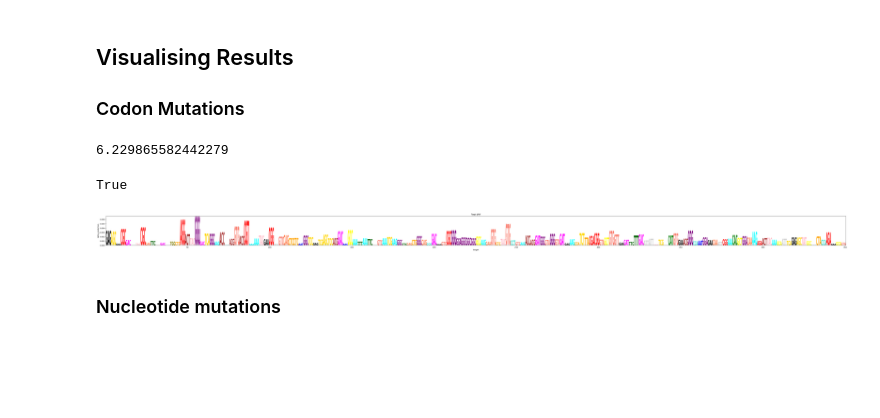
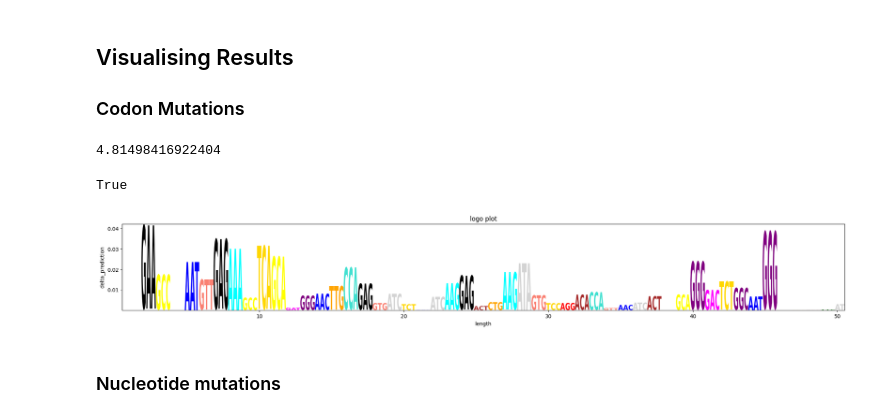
Before and after one commit to toby-clark4/CaLM, a Jupyter notebook: ISM_CaLM.ipynb, the cells around one changed output. Drawn from its saved outputs; the diff is of its cells as text; code cells hidden in the pictures; blank space fills up the shorter version.

```diff
--- a/ISM_CaLM.ipynb
+++ b/ISM_CaLM.ipynb
@@ -23,4 +23,4 @@ from calm.pretrained import CaLMTokenizer
 # %%
 data = pd.read_csv('/Users/clark04/toby/CDS-LM/data/human_cds.csv', index_col=0)
 # %%
-data = pd.read_csv('./results/finetuning/saluki_with_preds.csv')
+data = pd.read_csv('./results/finetuning/saluki_with_preds.csv', index_col=0)
@@ -142,5 +149,5 @@ pred
 # %%
-ensembl_id = "ENSG00000088038"
+ensembl_id = "ENSG00000149295" # DRD2
 sequence = get_coding_sequence(ensembl_id)
 # %%
-mutation_df = in_silico_mutagenesis(model, args, alphabet, seq, tmp_dir='ISM_tmp', mode='codon')
+mutation_df = in_silico_mutagenesis(model, args, alphabet, sequence, tmp_dir='ISM_tmp', mode='nucleotide')
@@ -344,11 +366,11 @@ def plot_codon_logo(mutation_df: pd.DataFrame, seq_length: int = 20, original_co
 
     return False
 # %%
-plot_codon_logo(mutation_df, seq_length=150, original_codon=True, multi_pool='mean', entropy_thres=7)
+plot_codon_logo(mutation_df.copy(), seq_length=50, original_codon=True, multi_pool='max', entropy_thres=7)
 # %% [output]
-6.229865582442279
+4.81498416922404
 True
-[figure, old version]
+[figure, new version]
 # %% [markdown]
 ### Nucleotide mutations
 # %%
```
Also changed, not shown: parts of 11 cells of this notebook, 14 other files.
